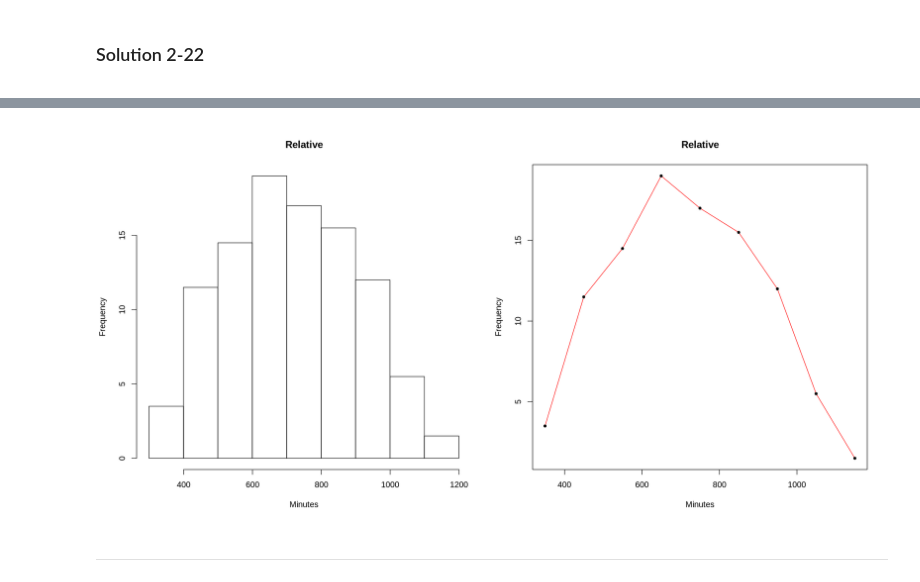
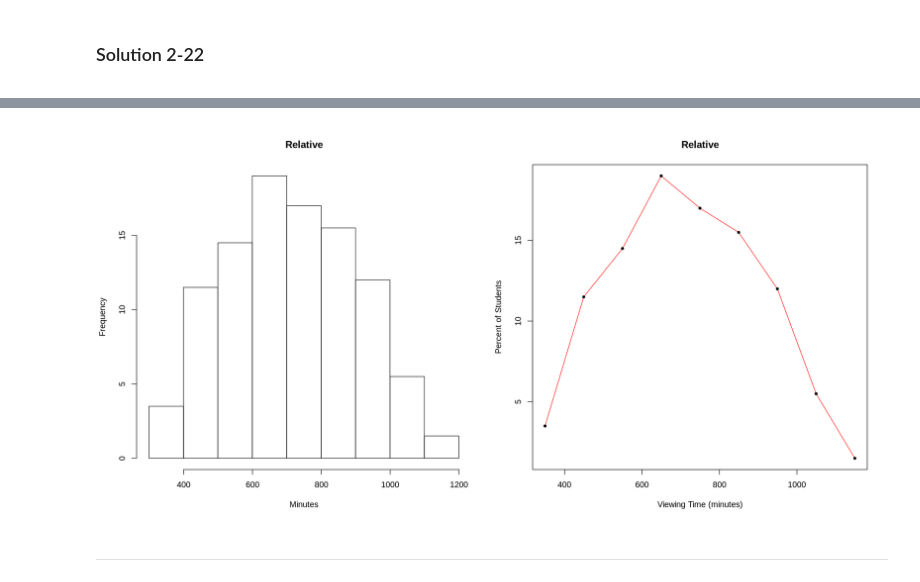
Before and after one commit to jbennett7/Statistics, a Jupyter notebook: 02 Chapter 2 Frequency Distributions/03 Supplementary Problems/Supplementary problems.ipynb, the cells around one changed output, grey strips where cells are left out. Saved outputs shown, nothing was run; the diff lists cells and outputs as text; code cells hidden in the pictures.

```diff
--- a/02 Chapter 2 Frequency Distributions/03 Supplementary Problems/Supplementary problems.ipynb
+++ b/02 Chapter 2 Frequency Distributions/03 Supplementary Problems/Supplementary problems.ipynb
@@ -19,9 +19,8 @@ Range:  3 65   value of range:  62
 Table 2.15 shows the frequency distribution for the number of minutes per week spent watching TV by $400$ junior high students. With reference to this table determine:
 # %%
 p2.20.f <- c(14, 46, 58, 76, 68, 62, 48, 22, 6)
-Table.2.15 <- matrix(p2.20.f, nrow=length(p2.20.f))
-colnames(Table.2.15) <- c("Number of Students")
-rownames(Table.2.15) <- c("300-399", "400-499", "500-599", "600-699", "700-799", "800-899", "900-999", "1000-1099", "1100-1199")
+p2.20.class.intervals <- c("300-399", "400-499", "500-599", "600-699", "700-799", "800-899", "900-999", "1000-1099", "1100-1199")
+Table.2.15 <- data.frame(Viewing.Time=as.factor(p2.20.class.intervals), Number.of.Students=as.integer(p2.20.f))
 # %% [markdown]
 #### Table 2-15
 # %%
@@ -78,7 +78,7 @@ cat("(j) The percentage of students whose viewing times are at least 500 minuts
 Construct (a) a histogram and (b) a frequency polygon corresponding to the frequency distribution of Table [2.15](#Table-2-15).
 # %%
 p2.21.breaks <- seq(299.5, 1199.5, by=100)
-p2.21.f <- as.vector(Table.2.15)
+p2.21.f <- as.vector(Table.2.15[,2])
 p2.21.h <- list(breaks=p2.21.breaks, counts=p2.21.f, density=p2.21.f/diff(p2.21.breaks), xname="Minutes", yname="Frequency")
 class(p2.21.h) <- "histogram"
 p2.21.marks <- seq(349.5, 1149.5, by=100)
@@ -104,10 +104,8 @@ For the data in Table [2.15](#Table-2-15) of Problem [2.20](#Problem-2-20), cons
 <a id="Figure-P2-22"></a>
 # %%
 p2.22.breaks <- seq(299.5, 1199.5, by=100)
-p2.22.f.relative <- as.vector(Table.2.15)/sum(Table.2.15)*100
-table.P2.22 <- matrix(p2.22.f.relative, nrow=length(p2.22.f.relative))
-colnames(table.P2.22) <- c("% of Students")
-rownames(table.P2.22) <- rownames(Table.2.15)
-p2.22.h <- list(breaks=p2.22.breaks, counts=p2.22.f.relative, density=p2.22.f.relative/diff(p2.22.breaks), xname="Minutes", yname="Relative Frequency")
+p2.22.f.relative <- as.vector(Table.2.15[,2])/sum(Table.2.15[,2])*100
+P2.22.table <- data.frame(Viewing.Time=Table.2.15$Viewing.Time, Pct.of.Students=p2.22.f.relative)
+p2.22.h <- list(breaks=p2.22.breaks, counts=p2.22.f.relative, xname="Minutes", yname="Relative Frequency")
 class(p2.22.h) <- "histogram"
 p2.22.marks <- seq(349.5, 1149.5, by=100)
@@ -128,11 +127,11 @@ A matrix: 9 × 1 of type dbl
 # %%
 par(mfrow=c(1,2))
 options(repr.plot.width=16, repr.plot.height=8)
 plot(p2.22.h, main="Relative")
-plot(p2.22.marks, p2.22.f.relative, type="l", col="red", xlab="Minutes", ylab="Frequency", main="Relative")
+plot(p2.22.marks, p2.22.f.relative, type="l", col="red", xlab="Viewing Time (minutes)", ylab="Percent of Students", main="Relative")
 points(p2.22.marks, p2.22.f.relative, pch=20)
 options(repr.plot.width=7, repr.plot.height=7)
 # %% [output]
-[figure, old version]
+[figure, new version]
 # %% [markdown]
 ---
```
Also changed, not shown: parts of 25 cells of this notebook, 2 other files.
